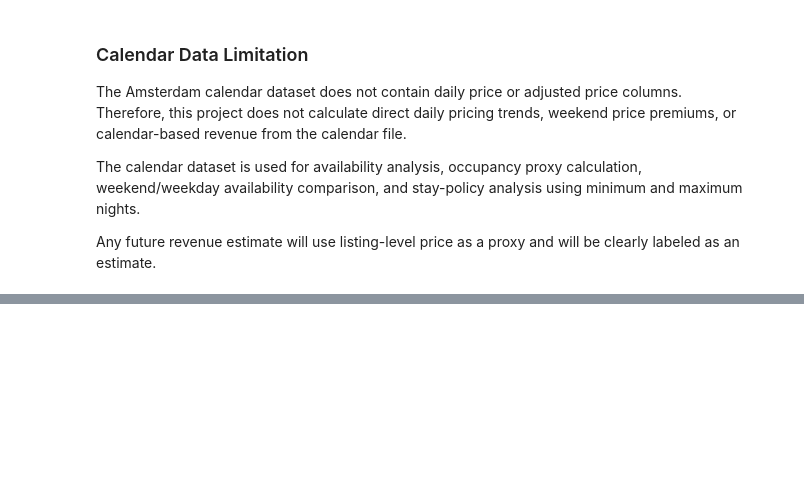
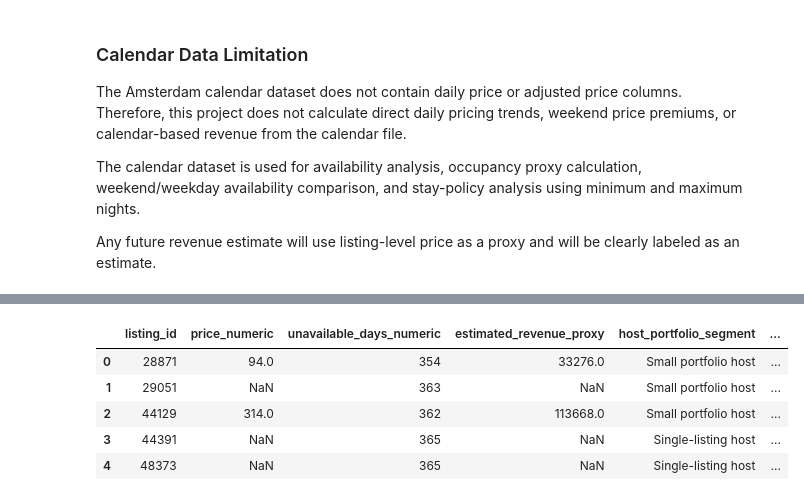
Before and after one commit to Tnadeeja/Inside-Airbnb-Market-Intelligence-Platform-Data-Engineering-Analytics-AI, a Jupyter notebook: notebooks/01_dataset_familiarization.ipynb, the cells around one changed output, grey strips where cells are left out. Cells and saved outputs as stored; diff of their text form; code cells hidden in the pictures; blank space fills up the shorter version.

Commit message:
Join calendar metrics into listing master

```diff
--- a/notebooks/01_dataset_familiarization.ipynb
+++ b/notebooks/01_dataset_familiarization.ipynb
@@ -1435,0 +1444,9 @@ Any future revenue estimate will use listing-level price as a proxy and will be
+# %%
+listing_master_with_calendar = listing_master_base.merge(
+    calendar_listing_metrics,
+    on="listing_id",
+    how="left",
+    indicator=True
+)
+
+listing_master_with_calendar.head()
@@ -1435,0 +1479,68 @@ Any future revenue estimate will use listing-level price as a proxy and will be
+# %%
+listing_master_with_calendar = listing_master_with_calendar.drop(columns=["_merge"])
+# %%
+# Ensure price and unavailable_days are numeric before revenue proxy calculation
+listing_master_with_calendar["price_numeric"] = pd.to_numeric(
+    listing_master_with_calendar["price"],
+    errors="coerce"
+)
+
+listing_master_with_calendar["unavailable_days_numeric"] = pd.to_numeric(
+    listing_master_with_calendar["unavailable_days"],
+    errors="coerce"
+)
+
+# Flag whether listing-level price is available
+listing_master_with_calendar["listing_price_available_flag"] = (
+    listing_master_with_calendar["price_numeric"].notna()
+)
+
+# Revenue proxy calculation
+# Important: this is not actual revenue, only an estimate using listing-level price and unavailable days
+listing_master_with_calendar["estimated_revenue_proxy"] = (
+    listing_master_with_calendar["unavailable_days_numeric"] *
+    listing_master_with_calendar["price_numeric"]
+).round(2)
+
+# Host portfolio segmentation
+listing_master_with_calendar["host_portfolio_segment"] = pd.cut(
+    listing_master_with_calendar["calculated_host_listings_count"],
+    bins=[0, 1, 5, 20, float("inf")],
+    labels=[
+        "Single-listing host",
+        "Small portfolio host",
+        "Medium portfolio host",
+        "Large portfolio host"
+    ],
+    include_lowest=True
+)
+
+# Availability segmentation
+listing_master_with_calendar["availability_segment"] = pd.cut(
+    listing_master_with_calendar["availability_rate"],
+    bins=[-0.01, 0.25, 0.50, 0.75, 1.00],
+    labels=[
+        "Low availability",
+        "Moderate availability",
+        "High availability",
+        "Very high availability"
+    ]
+)
+
+listing_master_with_calendar[
+    [
+        "listing_id",
+        "price_numeric",
+        "unavailable_days_numeric",
+        "estimated_revenue_proxy",
+        "host_portfolio_segment",
+        "availability_segment"
+    ]
+].head()
+# %% [output]
+|  | listing_id | price_numeric | unavailable_days_numeric | estimated_revenue_proxy | host_portfolio_segment | ... |
+| 0 | 28871 | 94.0 | 354 | 33276.0 | Small portfolio host | ... |
+| 1 | 29051 | NaN | 363 | NaN | Small portfolio host | ... |
+| 2 | 44129 | 314.0 | 362 | 113668.0 | Small portfolio host | ... |
+| 3 | 44391 | NaN | 365 | NaN | Single-listing host | ... |
+| 4 | 48373 | NaN | 365 | NaN | Single-listing host | ... |
```
Also changed, not shown: parts of 8 cells of this notebook, 2 other files.
